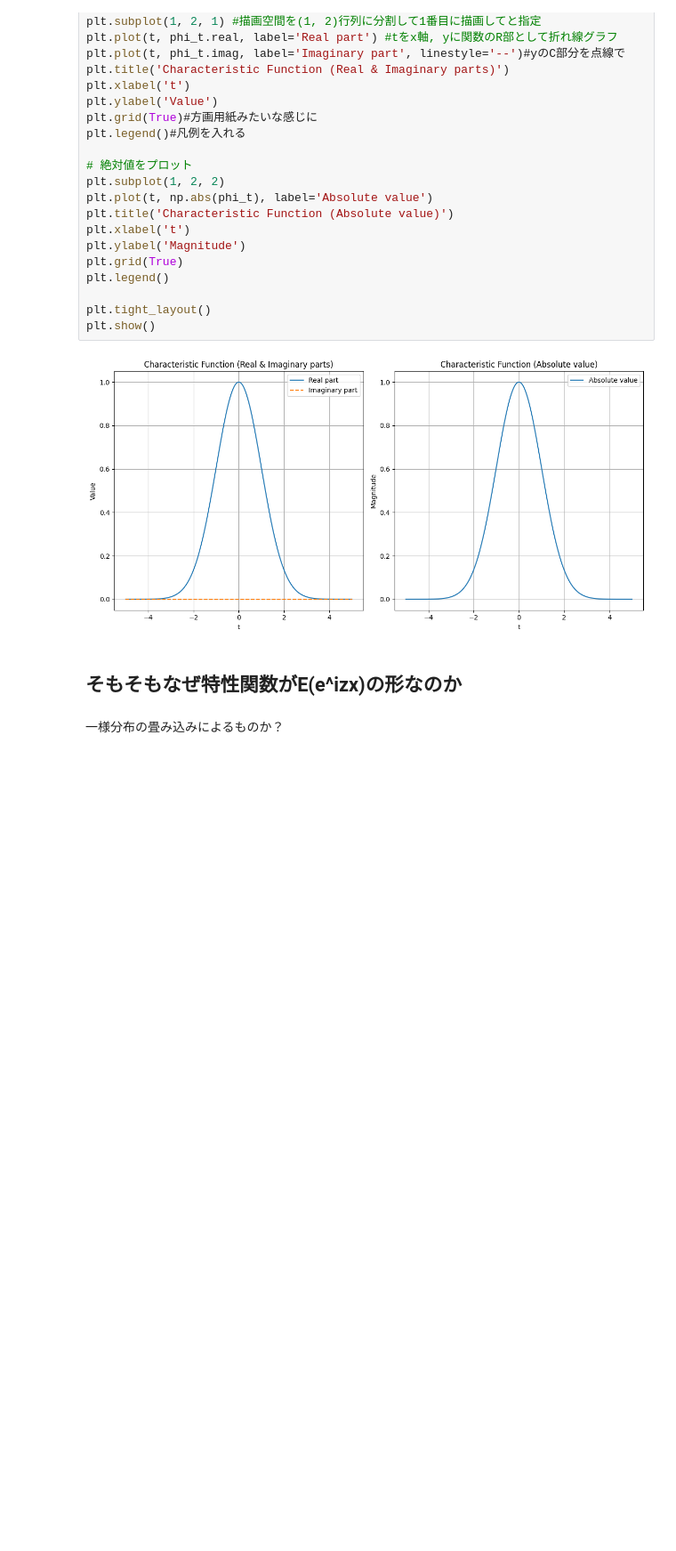
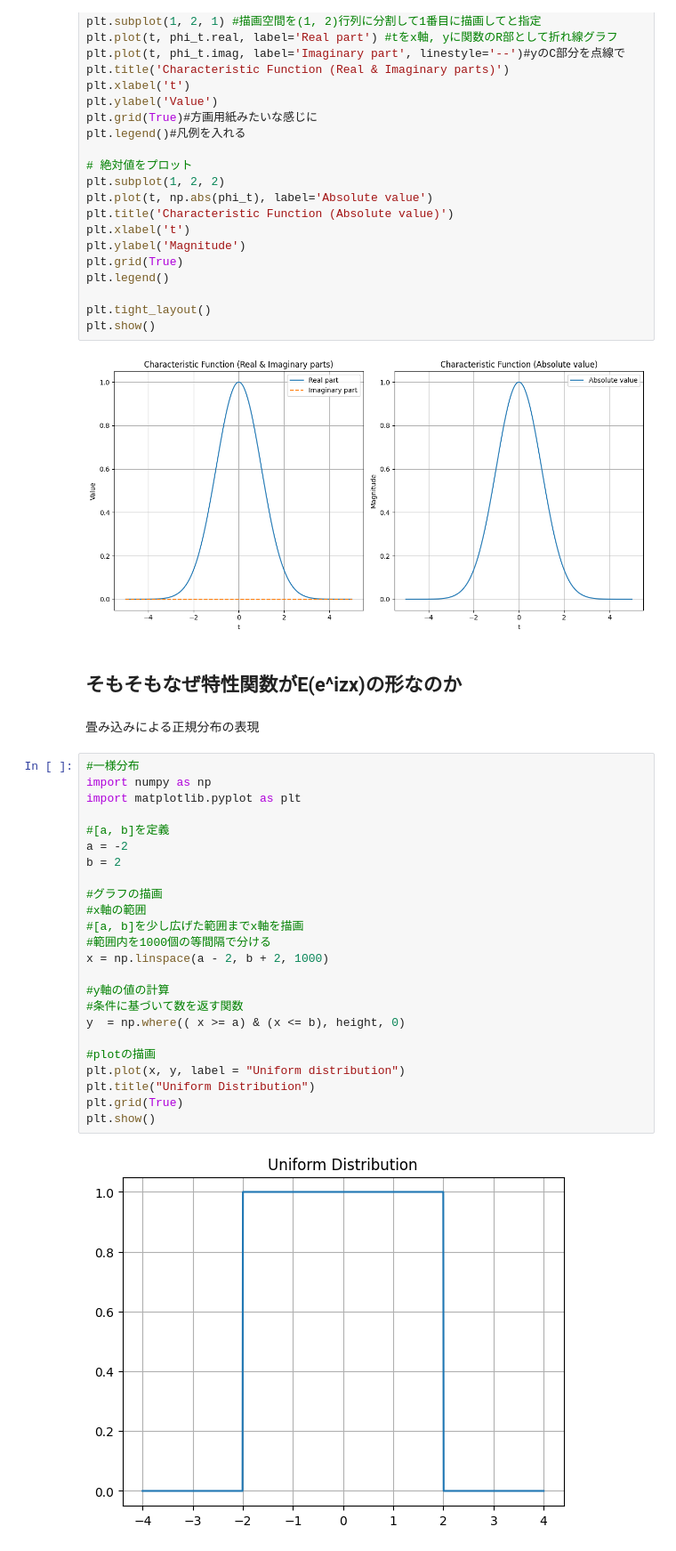
Before and after one commit to jamagiwa/math_visualize, a Jupyter notebook: probability_theory/characteristic_function.ipynb, the cells around one changed output. Shown at 89% size. Saved outputs shown, nothing was run; the diff lists cells and outputs as text; blank space fills up the shorter version.

```diff
--- a/probability_theory/characteristic_function.ipynb
+++ b/probability_theory/characteristic_function.ipynb
@@ -49,5 +49,31 @@ plt.show()
 [figure]
 # %% [markdown]
 ## そもそもなぜ特性関数がE(e^izx)の形なのか
-# %% [markdown]
-一様分布の畳み込みによるものか？
+# %% [markdown]
+畳み込みによる正規分布の表現
+# %%
+#一様分布
+import numpy as np
+import matplotlib.pyplot as plt
+
+#[a, b]を定義
+a = -2
+b = 2
+
+#グラフの描画
+#x軸の範囲
+#[a, b]を少し広げた範囲までx軸を描画
+#範囲内を1000個の等間隔で分ける
+x = np.linspace(a - 2, b + 2, 1000)
+
+#y軸の値の計算
+#条件に基づいて数を返す関数
+y  = np.where(( x >= a) & (x <= b), height, 0)
+
+#plotの描画
+plt.plot(x, y, label = "Uniform distribution")
+plt.title("Uniform Distribution")
+plt.grid(True)
+plt.show()
+# %% [output]
+[figure, added]
```
Also changed, not shown: parts of 5 cells of this notebook.
